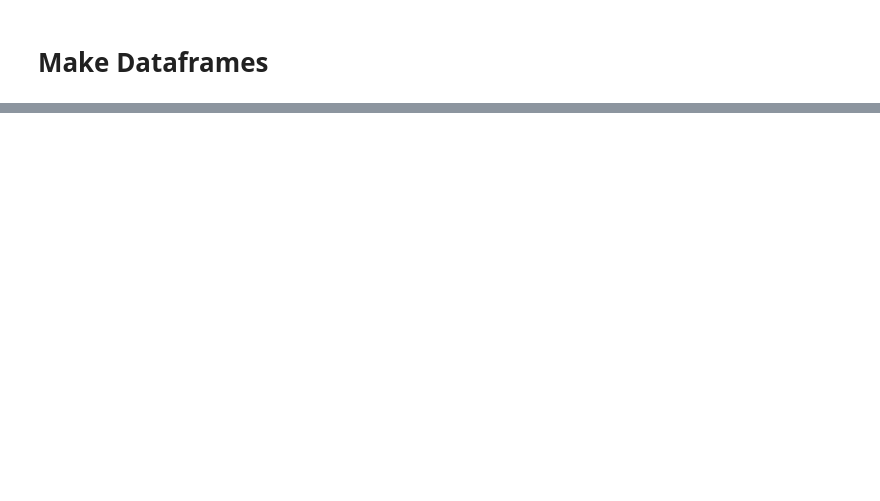
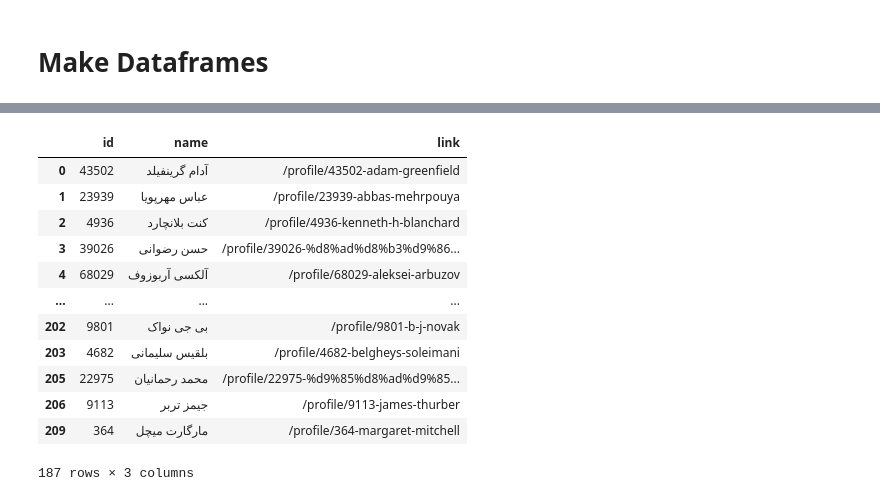
Before and after one commit to sanoooavi/Booktopia, a Jupyter notebook: scrap.ipynb, the cells around one changed output, grey strips where cells are left out. Cells and saved outputs as stored; diff of their text form; code cells hidden in the pictures; blank space fills up the shorter version.

```diff
--- a/scrap.ipynb
+++ b/scrap.ipynb
@@ -337,0 +440,18 @@ tableOfData.to_csv(file_path, index=False, encoding='utf-8')
+# %%
+table_of_writers=pd.DataFrame(writers_data_list).drop_duplicates(subset=['id','name','link'])
+table_of_writers.to_csv('./writers.csv',index=False)
+table_of_writers
+# %% [output]
+|  | id | name | link |
+| 0 | 43502 | آدام گرینفیلد | /profile/43502-adam-greenfield |
+| 1 | 23939 | عباس مهرپویا | /profile/23939-abbas-mehrpouya |
+| 2 | 4936 | کنت بلانچارد | /profile/4936-kenneth-h-blanchard |
+| 3 | 39026 | حسن رضوانی | /profile/39026-%d8%ad%d8%b3%d9%86... |
+| 4 | 68029 | آلکسی آربوزوف | /profile/68029-aleksei-arbuzov |
+| ... | ... | ... | ... |
+| 202 | 9801 | بی جی نواک | /profile/9801-b-j-novak |
+| 203 | 4682 | بلقیس سلیمانی | /profile/4682-belgheys-soleimani |
+| 205 | 22975 | محمد رحمانیان | /profile/22975-%d9%85%d8%ad%d9%85... |
+| 206 | 9113 | جیمز تربر | /profile/9113-james-thurber |
+| 209 | 364 | مارگارت میچل | /profile/364-margaret-mitchell |
+187 rows × 3 columns
```
Also changed, not shown: parts of 12 cells of this notebook, 6 other files.
